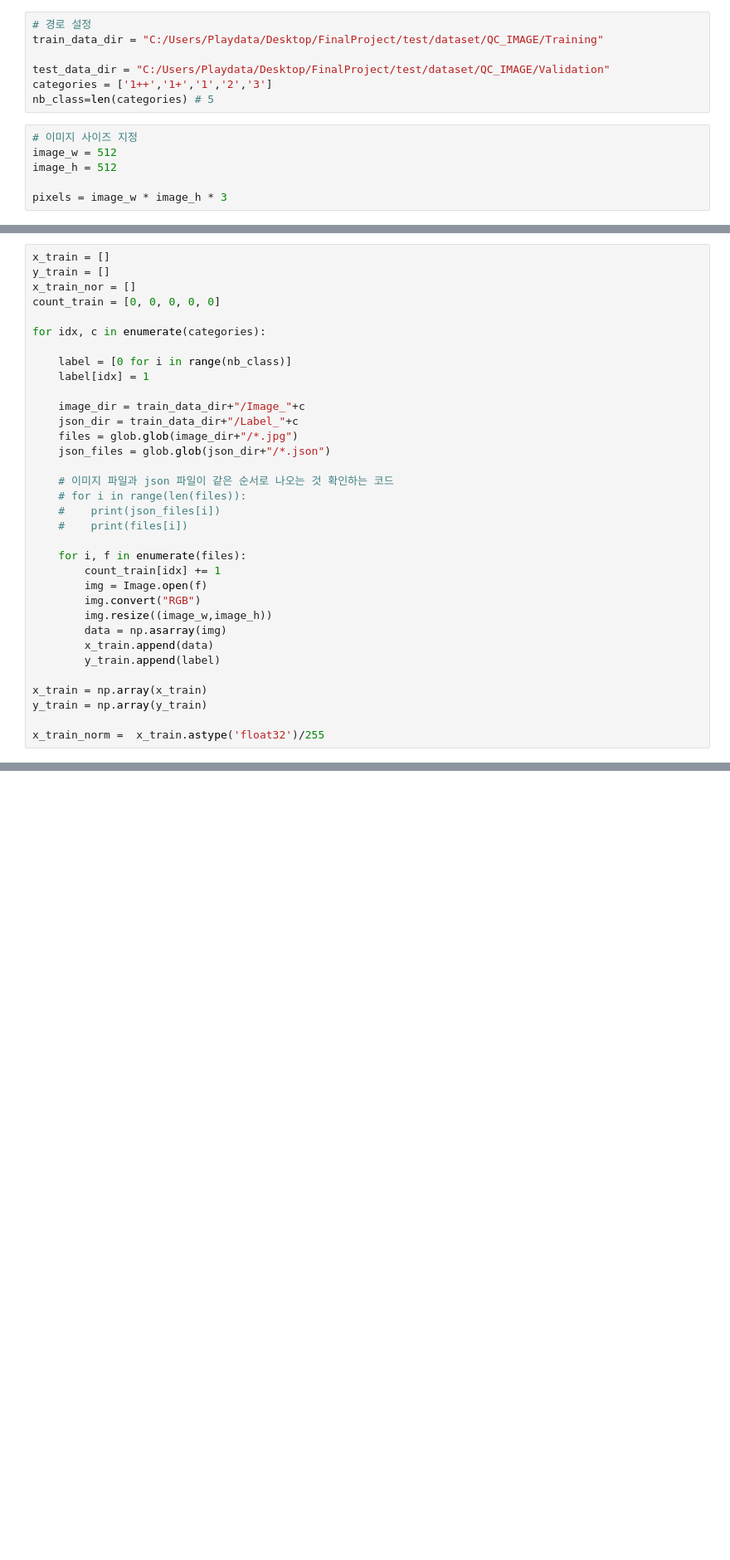
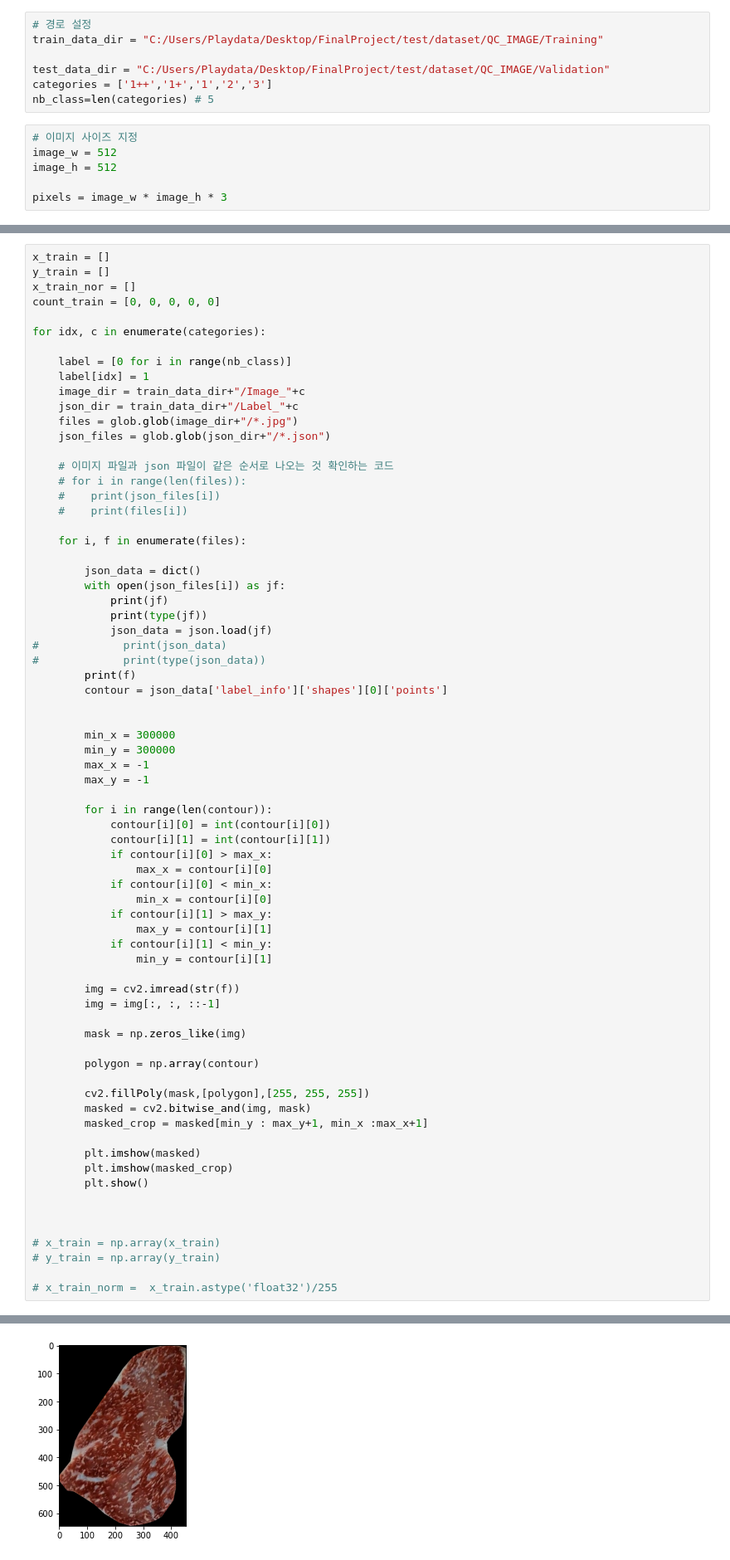
Before and after one commit to YJH-jm/DeepLearning, a Jupyter notebook: Image_segmentation.ipynb, the cells around one changed output, grey strips where cells are left out. Shown at 83% size. Cells and saved outputs as stored; diff of their text form; blank space fills up the shorter version.

```diff
--- a/Image_segmentation.ipynb
+++ b/Image_segmentation.ipynb
@@ -30,7 +80,6 @@ for idx, c in enumerate(categories):
 
     label = [0 for i in range(nb_class)]
     label[idx] = 1
-
     image_dir = train_data_dir+"/Image_"+c
     json_dir = train_data_dir+"/Label_"+c
     files = glob.glob(image_dir+"/*.jpg")
@@ -42,15 +91,54 @@ for idx, c in enumerate(categories):
     #    print(files[i])
 
     for i, f in enumerate(files):
-        count_train[idx] += 1
-        img = Image.open(f)
-        img.convert("RGB")
-        img.resize((image_w,image_h))
-        data = np.asarray(img)
-        x_train.append(data)
-        y_train.append(label)
 
-x_train = np.array(x_train)
-y_train = np.array(y_train)
+        json_data = dict()
+        with open(json_files[i]) as jf:
+            print(jf)
+            print(type(jf))
+            json_data = json.load(jf)
+#             print(json_data)
+#             print(type(json_data))
+        print(f)
+        contour = json_data['label_info']['shapes'][0]['points']
 
-x_train_norm =  x_train.astype('float32')/255
+
+        min_x = 300000
+        min_y = 300000
+        max_x = -1
+        max_y = -1
+
+        for i in range(len(contour)):
+            contour[i][0] = int(contour[i][0])
+            contour[i][1] = int(contour[i][1])
+            if contour[i][0] > max_x:
+                max_x = contour[i][0]
+            if contour[i][0] < min_x:
+                min_x = contour[i][0]
+            if contour[i][1] > max_y:
+                max_y = contour[i][1]
+            if contour[i][1] < min_y:
+                min_y = contour[i][1]
+
+        img = cv2.imread(str(f))
+        img = img[:, :, ::-1]
+
+        mask = np.zeros_like(img)
+
+        polygon = np.array(contour)
+
+        cv2.fillPoly(mask,[polygon],[255, 255, 255])
+        masked = cv2.bitwise_and(img, mask)
+        masked_crop = masked[min_y : max_y+1, min_x :max_x+1]
+
+        plt.imshow(masked)
+        plt.imshow(masked_crop)
+        plt.show()
+
+
+
+# x_train = np.array(x_train)
+# y_train = np.array(y_train)
+
+# x_train_norm =  x_train.astype('float32')/255
+# %% [output]
@@ -56,0 +148 @@ x_train_norm =  x_train.astype('float32')/255
+[figure, added]
```
Also changed, not shown: parts of 20 cells of this notebook.
